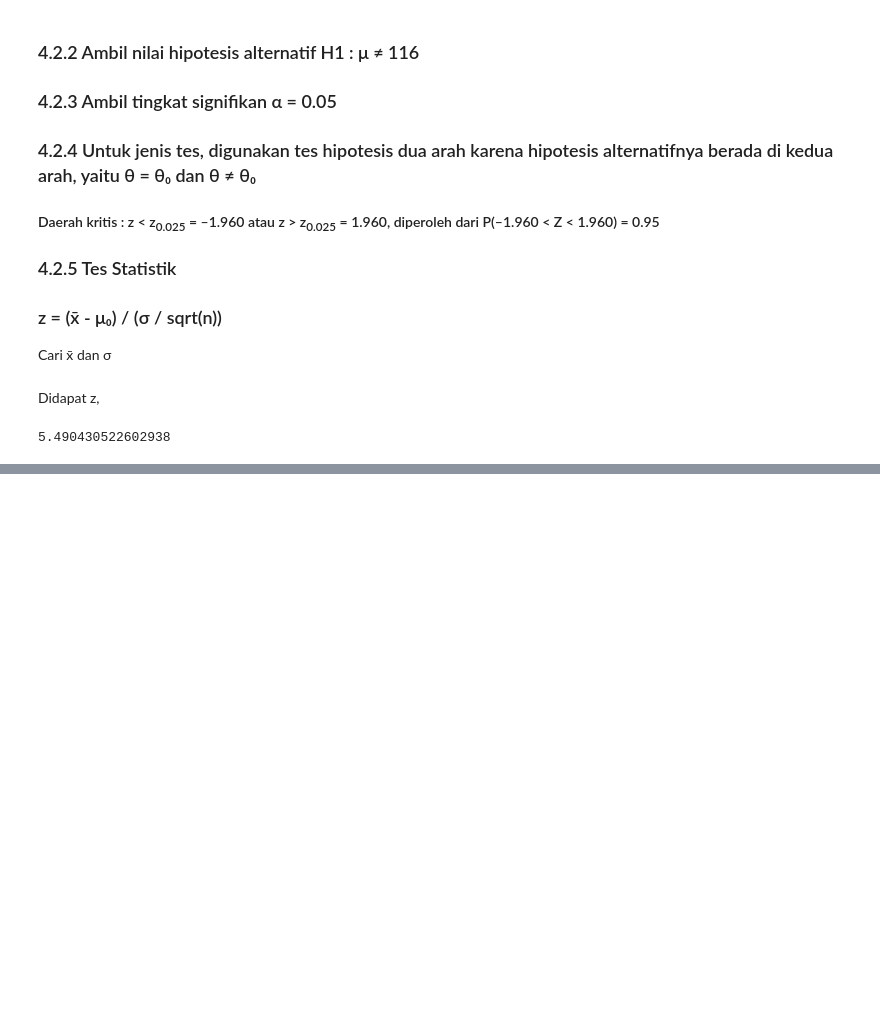
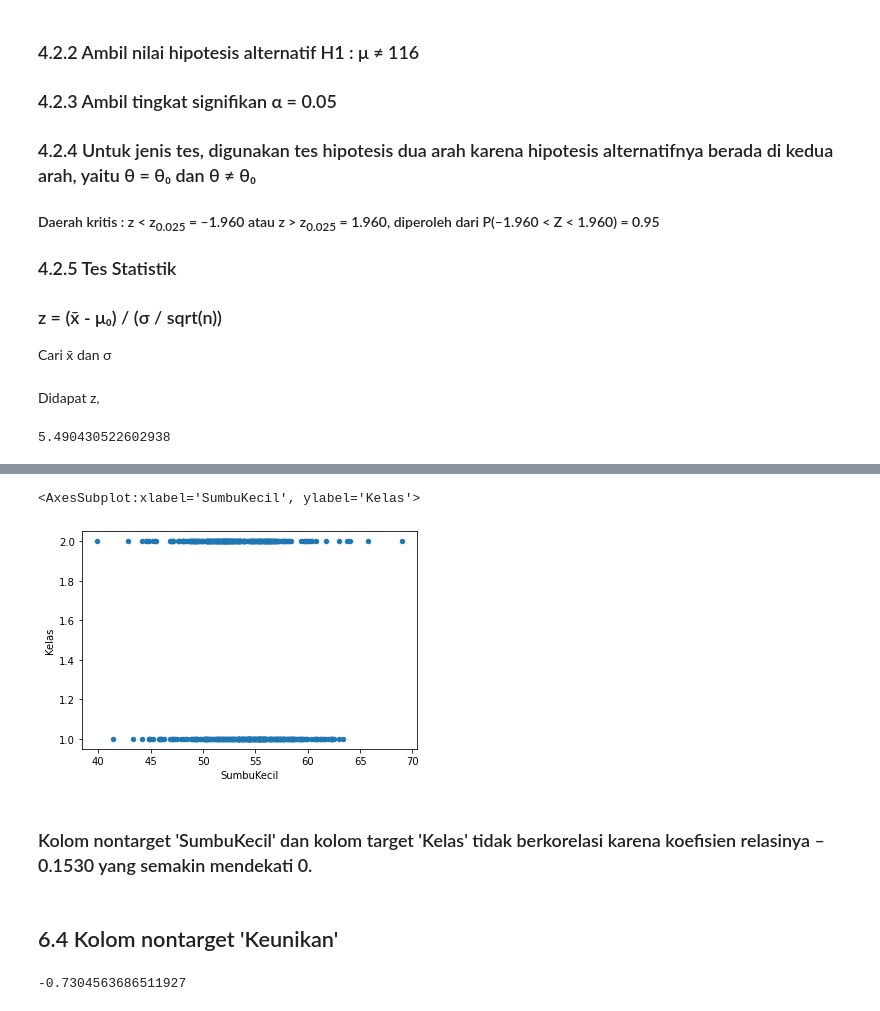
Before and after one commit to slarkdarr/Data-Analysis, a Jupyter notebook: Tugas Besar IF2220 - Probabilitas dan Statistika.ipynb, the cells around one changed output, grey strips where cells are left out. Saved outputs shown, nothing was run; the diff lists cells and outputs as text; code cells hidden in the pictures; blank space fills up the shorter version.

```diff
--- a/Tugas Besar IF2220 - Probabilitas dan Statistika.ipynb
+++ b/Tugas Besar IF2220 - Probabilitas dan Statistika.ipynb
@@ -613,0 +693,13 @@ print(z)
+# %%
+gandum_df.plot(kind="scatter", x="SumbuKecil", y="Kelas")
+# %% [output]
+<AxesSubplot:xlabel='SumbuKecil', ylabel='Kelas'>
+[figure, added]
+# %% [markdown]
+### Kolom nontarget 'SumbuKecil' dan kolom target 'Kelas' tidak berkorelasi karena koefisien relasinya –0.1530 yang semakin mendekati 0.
+# %% [markdown]
+## 6.4 Kolom nontarget 'Keunikan'
+# %%
+gandum_df["Keunikan"].corr(gandum_df["Kelas"])
+# %% [output]
+-0.7304563686511927
```
Also changed, not shown: parts of 45 cells of this notebook.
